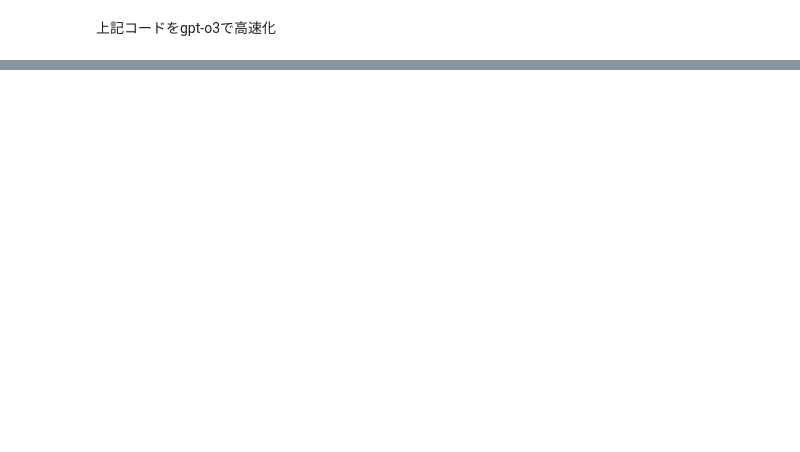
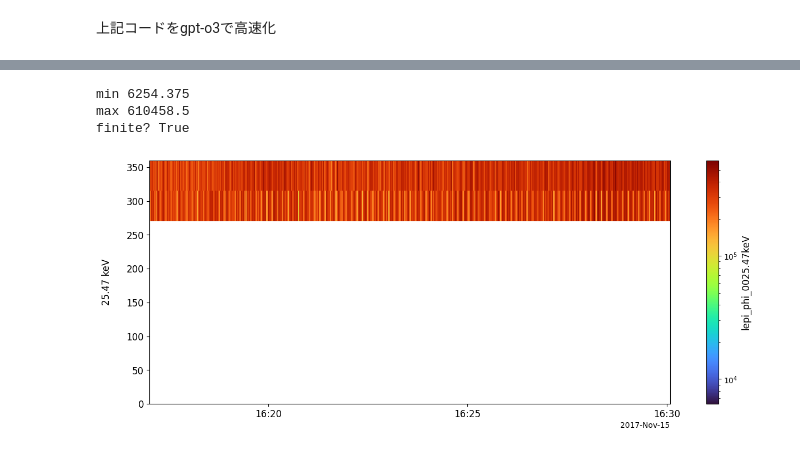
Before and after one commit to santanka/wpia_erg, a Jupyter notebook: WPIA_test/Test.ipynb, the cells around one changed output, grey strips where cells are left out. Saved outputs shown, nothing was run; the diff lists cells and outputs as text; code cells hidden in the pictures; blank space fills up the shorter version.

```diff
--- a/WPIA_test/Test.ipynb
+++ b/WPIA_test/Test.ipynb
@@ -823,0 +1030,69 @@ stpp_tplot.mp([f'erg_lepi_l2_3dflux_FPDU_energy_{energy_i}' for energy_i in rang
+# %%
+da0 = flux_data_arrays[0]              # エネルギー index 0
+print('min', np.nanmin(da0.values))
+print('max', np.nanmax(da0.values))
+print('finite?', np.isfinite(da0.values).any())
+# %% [output]
+min 6254.375
+max 610458.5
+finite? True
+# %%
+# ---------- 可視化したいエネルギー index を列挙 ------------
+targets = [1]                  # すべて描くなら list(flux_data_arrays)
+
+# ---------- φ 軸（8 本）を 1-D で用意 --------------------
+phi_axis = np.arange(8) * 22.5          # 0,22.5,…,157.5,337.5
+
+tplot_vars = []
+
+for energy_i in targets:
+    da        = flux_data_arrays[energy_i]
+    flux_val  = da.values                         # (T*S, 8)
+    time_val  = da['time'].values
+    phi_val   = da['phi_X_sc_deg'].values         # (T*S, 8)
+
+    # 行ごとに昇順ソート（8→8 列のまま）
+    phi_norm = (phi_val + 360) % 360          # 0–360 に正規化（済み）
+    order    = np.argsort(phi_norm[0])        # 基準行の昇順インデックス
+
+    # ↓↓↓ ここを追加して完全昇順を保証
+    phi_axis  = phi_norm[0, order]            # (8,)
+    phi_axis[-1] = 360.0                      # 337.5 → 360 に置換
+
+    flux_sorted = flux_val[:, order]
+    phi_sorted  = np.tile(phi_axis, (flux_sorted.shape[0], 1))
+
+    # 全 NaN 行を除去（tplot が落ちなくなる）
+    good = np.isfinite(flux_sorted).any(axis=1)
+    time_val     = time_val[good]
+    flux_sorted  = flux_sorted[good]
+    phi_sorted   = phi_sorted[good]
+
+    #----- tplot へ -------------------------------------------------
+    en_keV  = float(da['energy_keV'])
+    vname   = f"lepi_phi_{en_keV:07.2f}keV"
+
+    pt.store_data(vname, data={'x':time_val,
+                               'y':flux_sorted,
+                               'v':phi_sorted})
+    pt.options(vname, 'spec', True)
+    pt.options(vname, 'zlog', True)
+    pt.options(vname, 'ylog', False)
+    pt.options(vname, 'colormap', 'turbo')
+    pt.options(vname, 'ytitle', f'{en_keV:.2f} keV')
+
+    # vmin>0 を保証して色軸を固定
+    zmin = np.nanmin(flux_sorted[flux_sorted > 0])
+    zmax = np.nanmax(flux_sorted)
+    pt.options(vname, 'zrange', [zmin, zmax])
+    pt.options(vname, 'yrange', [0, 360])
+
+    tplot_vars.append(vname)
+
+# ---------- 一気に描画 ------------------------------------
+if tplot_vars:
+    pt.tplot(tplot_vars)
+else:
+    print('no valid tplot variables to plot')
+# %% [output]
+[figure, added]
```
Also changed, not shown: parts of 11 cells of this notebook.
